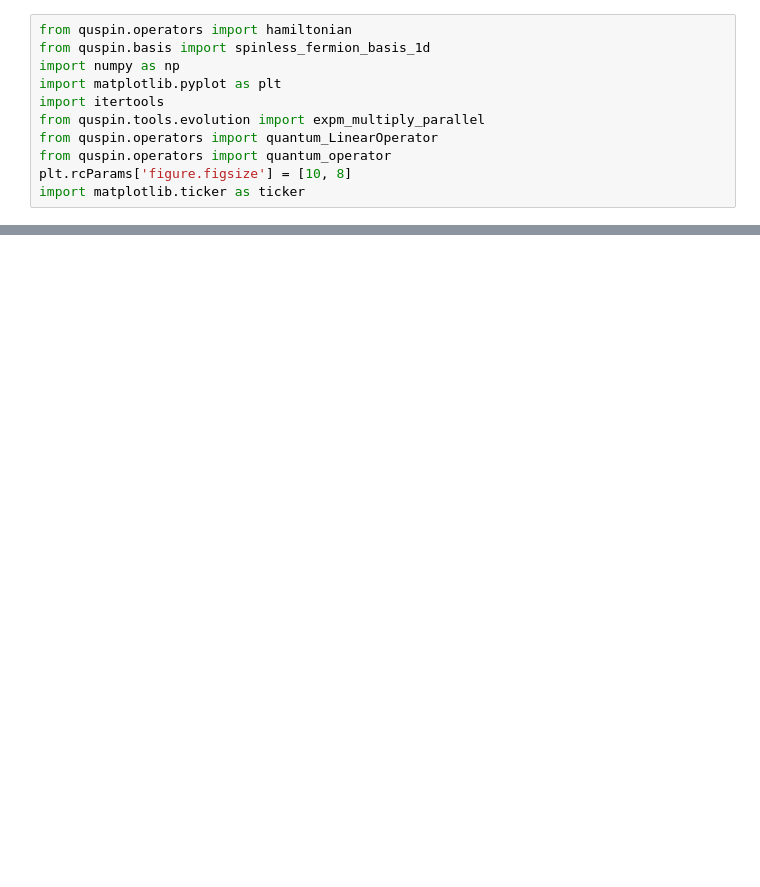
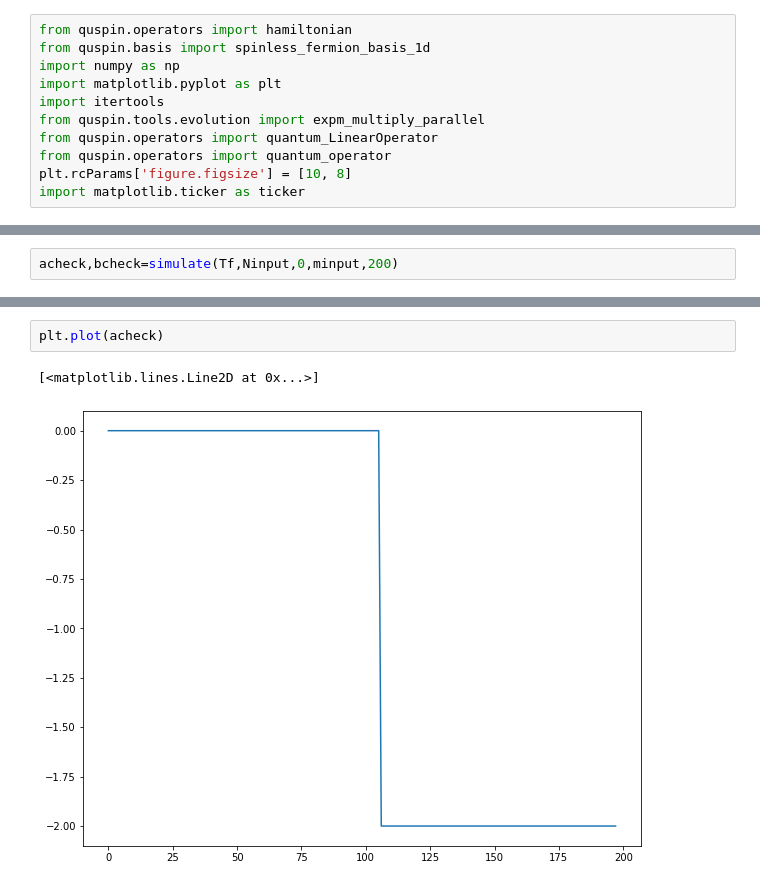
Before and after one commit to jacarolan/QuSpinLatticeFermions, a Jupyter notebook: ParameterScans.ipynb, the cells around one changed output, grey strips where cells are left out. Cells and saved outputs as stored; diff of their text form; blank space fills up the shorter version.

```diff
--- a/ParameterScans.ipynb
+++ b/ParameterScans.ipynb
@@ -308,0 +306,2 @@ ax.yaxis.set_major_locator(ticker.LinearLocator(y_tickcount))
+# %%
+acheck,bcheck=simulate(Tf,Ninput,0,minput,200)
@@ -308,0 +326,5 @@ ax.yaxis.set_major_locator(ticker.LinearLocator(y_tickcount))
+# %%
+plt.plot(acheck)
+# %% [output]
+[<matplotlib.lines.Line2D at 0x...>]
+[figure, added]
```
Also changed, not shown: parts of 8 cells of this notebook.
